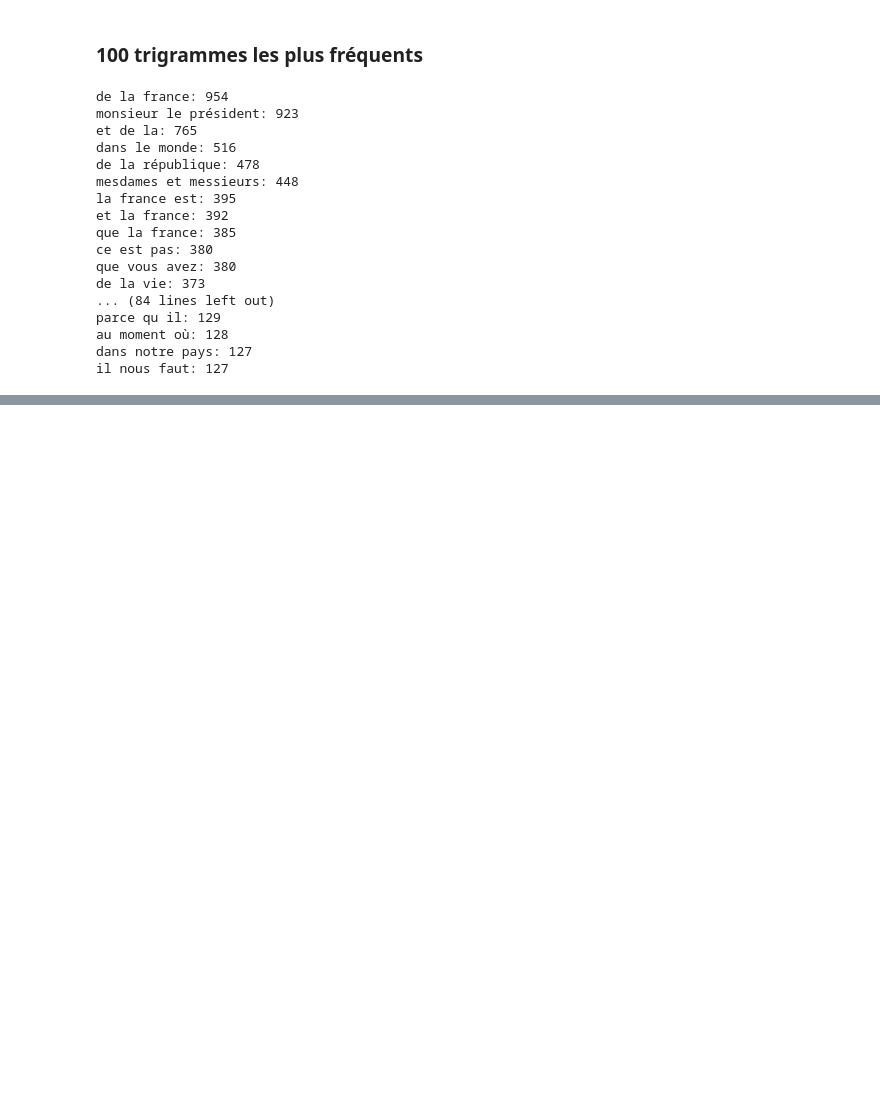
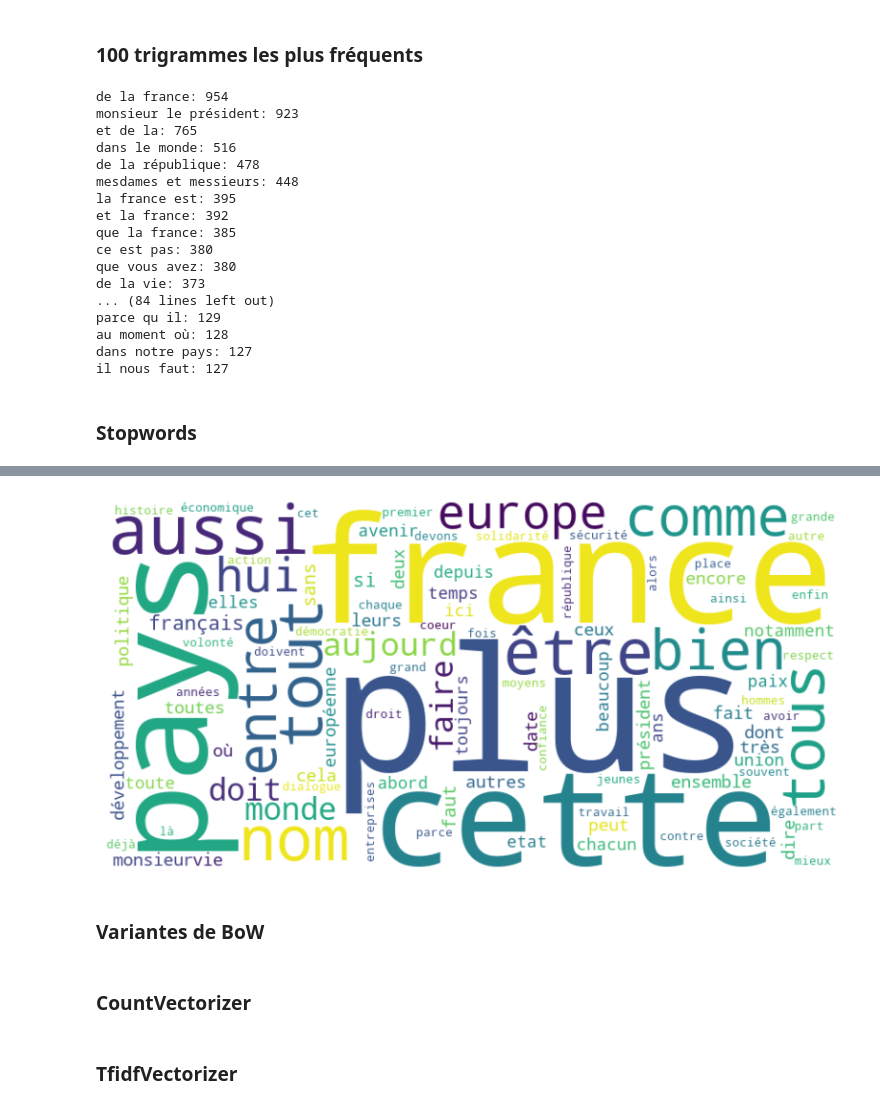
Before and after one commit to sim-cell/Projet_TAL, a Jupyter notebook: notebook-semaine1/chirac_miterrand.ipynb, the cells around one changed output, grey strips where cells are left out. Saved outputs shown, nothing was run; the diff lists cells and outputs as text; code cells hidden in the pictures; blank space fills up the shorter version.

```diff
--- a/notebook-semaine1/chirac_miterrand.ipynb
+++ b/notebook-semaine1/chirac_miterrand.ipynb
@@ -429,3 +429,21 @@ parce qu il: 129
 au moment où: 128
 dans notre pays: 127
 il nous faut: 127
+# %% [markdown]
+### Stopwords
+# %%
+# les 100 mots les plus fréquents après sans considérer les stopwords
+nltk.download('stopwords')
+from nltk.corpus import stopwords
+max_features = 100
+vectorizer = CountVectorizer(max_features=max_features, stop_words=stopwords.words('french'))
+X = vectorizer.fit_transform(alltxts)
+words = vectorizer.get_feature_names_out()
+word_freq = dict(zip(words, X.sum(axis=0).A1))
+
+wordcloud = WordCloud(width=800, height=400, background_color='white').generate_from_frequencies(word_freq)
+plt.figure(figsize=(10, 5))
+plt.imshow(wordcloud, interpolation='bilinear')
+plt.axis('off')
+plt.show()
+# %% [output]
@@ -431,0 +453,5 @@ il nous faut: 127
+[figure, added]
+# %% [markdown]
+### Variantes de BoW
+# %% [markdown]
+### CountVectorizer
@@ -431,0 +465,2 @@ il nous faut: 127
+# %% [markdown]
+### TfidfVectorizer
```
Also changed, not shown: parts of 6 cells of this notebook.
